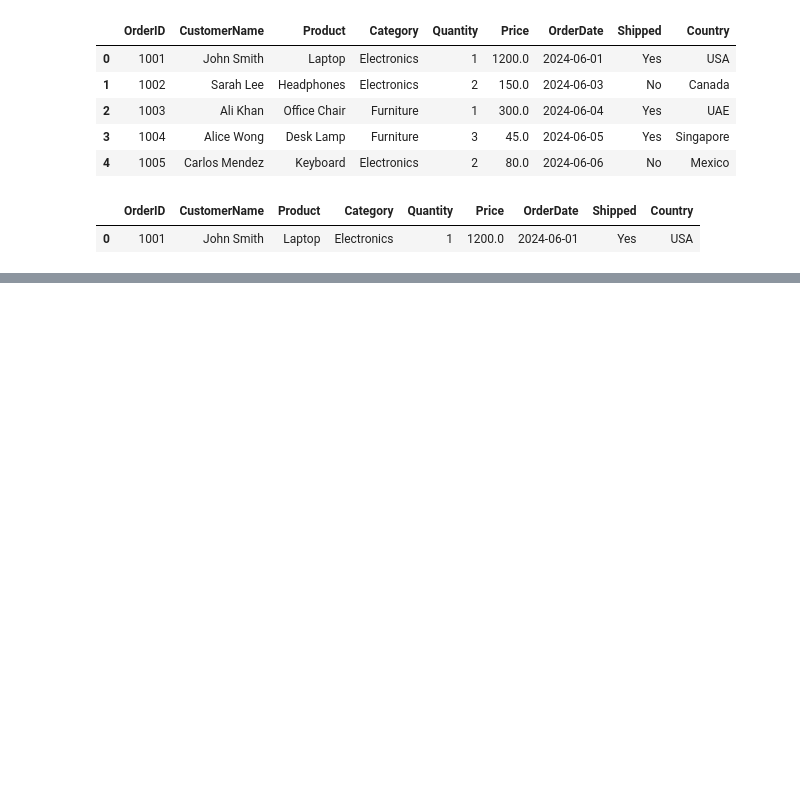
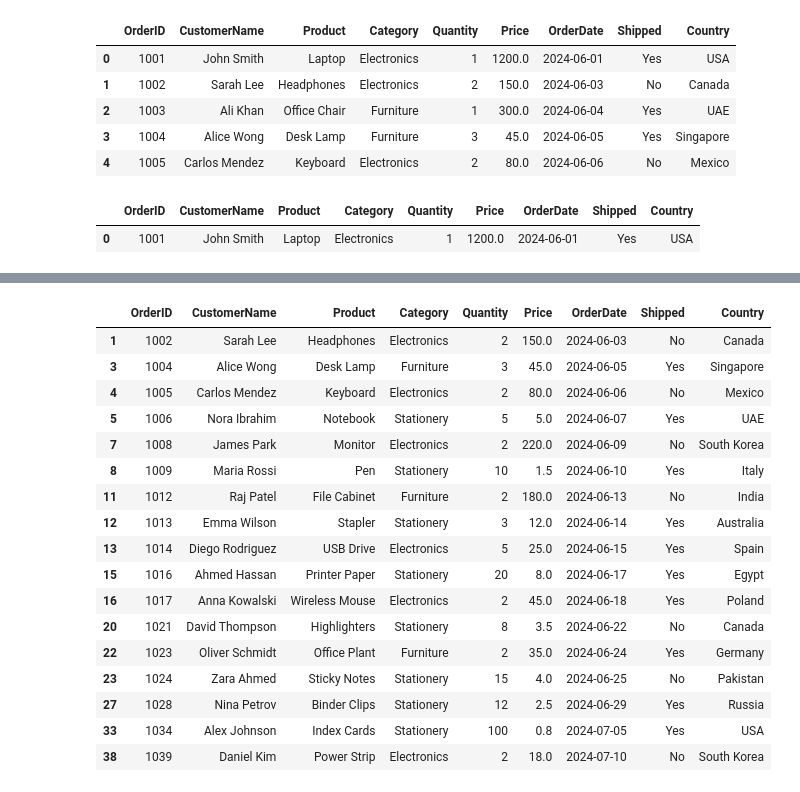
Before and after one commit to TJ-Projects3/Pandas-Practice, a Jupyter notebook: pandas.ipynb, the cells around one changed output, grey strips where cells are left out. Saved outputs shown, nothing was run; the diff lists cells and outputs as text; code cells hidden in the pictures; blank space fills up the shorter version.

```diff
--- a/pandas.ipynb
+++ b/pandas.ipynb
@@ -68,0 +112,21 @@ df[(df["Category"] == "Electronics") | (df["Country"] == "USA")] # This is a fil
+# %%
+df[(df["Quantity"] >= 2)]
+# %% [output]
+|  | OrderID | CustomerName | Product | Category | Quantity | Price | OrderDate | Shipped | Country |
+| 1 | 1002 | Sarah Lee | Headphones | Electronics | 2 | 150.0 | 2024-06-03 | No | Canada |
+| 3 | 1004 | Alice Wong | Desk Lamp | Furniture | 3 | 45.0 | 2024-06-05 | Yes | Singapore |
+| 4 | 1005 | Carlos Mendez | Keyboard | Electronics | 2 | 80.0 | 2024-06-06 | No | Mexico |
+| 5 | 1006 | Nora Ibrahim | Notebook | Stationery | 5 | 5.0 | 2024-06-07 | Yes | UAE |
+| 7 | 1008 | James Park | Monitor | Electronics | 2 | 220.0 | 2024-06-09 | No | South Korea |
+| 8 | 1009 | Maria Rossi | Pen | Stationery | 10 | 1.5 | 2024-06-10 | Yes | Italy |
+| 11 | 1012 | Raj Patel | File Cabinet | Furniture | 2 | 180.0 | 2024-06-13 | No | India |
+| 12 | 1013 | Emma Wilson | Stapler | Stationery | 3 | 12.0 | 2024-06-14 | Yes | Australia |
+| 13 | 1014 | Diego Rodriguez | USB Drive | Electronics | 5 | 25.0 | 2024-06-15 | Yes | Spain |
+| 15 | 1016 | Ahmed Hassan | Printer Paper | Stationery | 20 | 8.0 | 2024-06-17 | Yes | Egypt |
+| 16 | 1017 | Anna Kowalski | Wireless Mouse | Electronics | 2 | 45.0 | 2024-06-18 | Yes | Poland |
+| 20 | 1021 | David Thompson | Highlighters | Stationery | 8 | 3.5 | 2024-06-22 | No | Canada |
+| 22 | 1023 | Oliver Schmidt | Office Plant | Furniture | 2 | 35.0 | 2024-06-24 | Yes | Germany |
+| 23 | 1024 | Zara Ahmed | Sticky Notes | Stationery | 15 | 4.0 | 2024-06-25 | No | Pakistan |
+| 27 | 1028 | Nina Petrov | Binder Clips | Stationery | 12 | 2.5 | 2024-06-29 | Yes | Russia |
+| 33 | 1034 | Alex Johnson | Index Cards | Stationery | 100 | 0.8 | 2024-07-05 | Yes | USA |
+| 38 | 1039 | Daniel Kim | Power Strip | Electronics | 2 | 18.0 | 2024-07-10 | No | South Korea |
```
Also changed, not shown: parts of 9 cells of this notebook, 1 other file.
